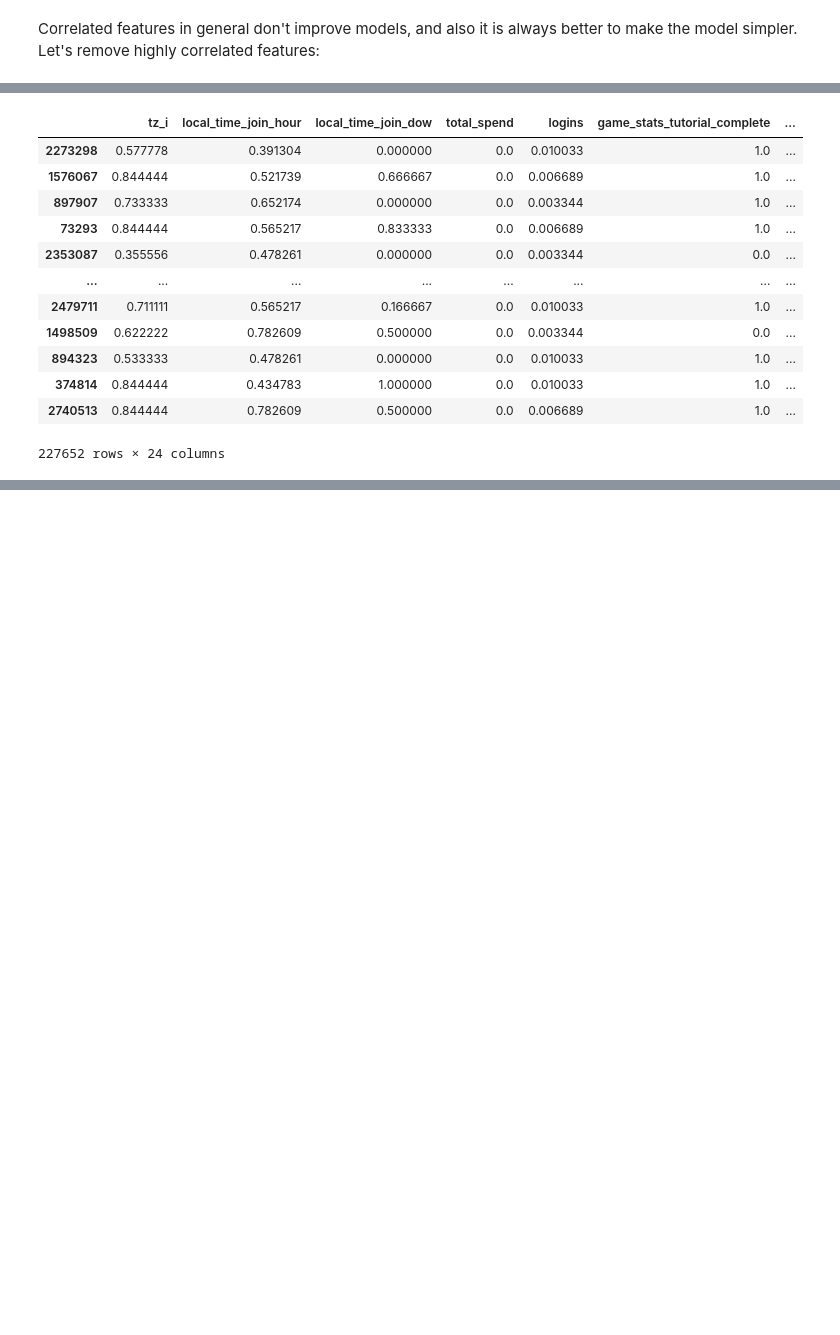
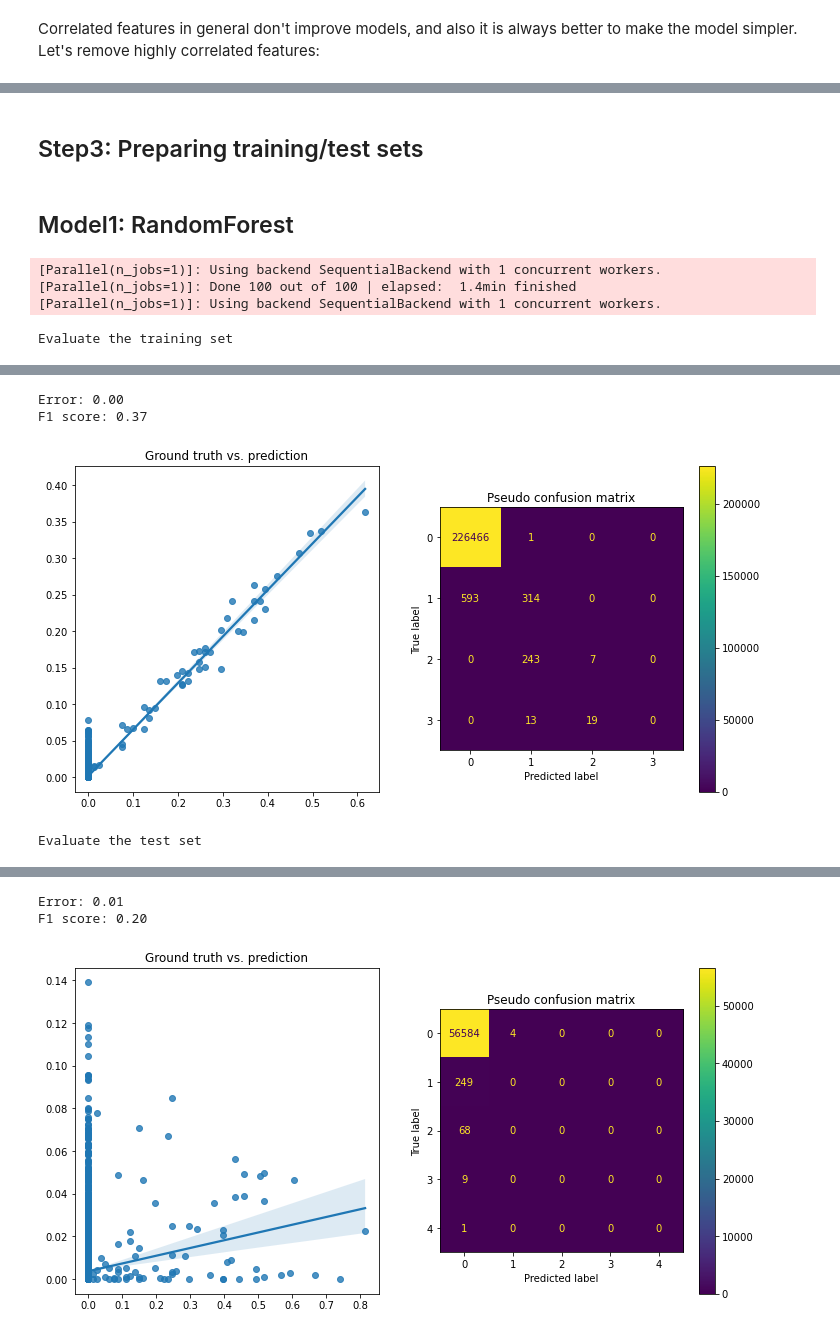
Before and after one commit to aminrd/targeting_game_users, a Jupyter notebook: run_me.ipynb, the cells around one changed output, grey strips where cells are left out. Cells and saved outputs as stored; diff of their text form; code cells hidden in the pictures; blank space fills up the shorter version.

Commit message:
finding the best hyperparameters for RandomForestRegressor; Implementing the evaluation functions

```diff
--- a/run_me.ipynb
+++ b/run_me.ipynb
@@ -135,16 +111,0 @@ df, df_test = train_test_split(df, test_size=0.2, shuffle=True)
-# %%
-df
-# %% [output]
-|  | tz_i | local_time_join_hour | local_time_join_dow | total_spend | logins | game_stats_tutorial_complete | ... |
-| 2273298 | 0.577778 | 0.391304 | 0.000000 | 0.0 | 0.010033 | 1.0 | ... |
-| 1576067 | 0.844444 | 0.521739 | 0.666667 | 0.0 | 0.006689 | 1.0 | ... |
-| 897907 | 0.733333 | 0.652174 | 0.000000 | 0.0 | 0.003344 | 1.0 | ... |
-| 73293 | 0.844444 | 0.565217 | 0.833333 | 0.0 | 0.006689 | 1.0 | ... |
-| 2353087 | 0.355556 | 0.478261 | 0.000000 | 0.0 | 0.003344 | 0.0 | ... |
-| ... | ... | ... | ... | ... | ... | ... | ... |
-| 2479711 | 0.711111 | 0.565217 | 0.166667 | 0.0 | 0.010033 | 1.0 | ... |
-| 1498509 | 0.622222 | 0.782609 | 0.500000 | 0.0 | 0.003344 | 0.0 | ... |
-| 894323 | 0.533333 | 0.478261 | 0.000000 | 0.0 | 0.010033 | 1.0 | ... |
-| 374814 | 0.844444 | 0.434783 | 1.000000 | 0.0 | 0.010033 | 1.0 | ... |
-| 2740513 | 0.844444 | 0.782609 | 0.500000 | 0.0 | 0.006689 | 1.0 | ... |
-227652 rows × 24 columns
@@ -150,0 +118,42 @@ df
+# %% [markdown]
+## Step3: Preparing training/test sets
+# %%
+from sklearn.preprocessing import MinMaxScaler
+from sklearn.model_selection import train_test_split
+
+all_features = list(df.columns)
+
+# Normalize all columns:
+scaler = MinMaxScaler()
+df[all_features] = scaler.fit_transform(df)
+
+target = 'total_spend'
+features = list(df.columns)
+features.remove(target)
+
+df, df_test = train_test_split(df, test_size=0.2, shuffle=True)
+# %% [markdown]
+## Model1: RandomForest
+# %%
+from sklearn.ensemble import RandomForestRegressor
+from sklearn.datasets import make_regression
+
+model1 = RandomForestRegressor(max_depth=25,
+                               n_estimators=100,
+                               verbose=True)
+model1.fit(df[features].values, df[target].values)
+
+print('Evaluate the training set')
+y_hat = model1.predict(df[features].values)
+helper.model_eval.evaluate(df[target].values, y_hat, n_classes=3)
+helper.model_eval.evaluate_plots(df[target].values, y_hat, n_classes=3)
+
+print('Evaluate the test set')
+y_hat = model1.predict(df_test[features].values)
+helper.model_eval.evaluate(df_test[target].values, y_hat, n_classes=3)
+helper.model_eval.evaluate_plots(df_test[target].values, y_hat, n_classes=3)
+# %% [output]
+[Parallel(n_jobs=1)]: Using backend SequentialBackend with 1 concurrent workers.
+[Parallel(n_jobs=1)]: Done 100 out of 100 | elapsed:  1.4min finished
+[Parallel(n_jobs=1)]: Using backend SequentialBackend with 1 concurrent workers.
+Evaluate the training set
@@ -150,0 +161,4 @@ df
+Error: 0.00
+F1 score: 0.37
+[figure, added]
+Evaluate the test set
@@ -150,0 +167,3 @@ df
+Error: 0.01
+F1 score: 0.20
+[figure, added]
```
Also changed, not shown: parts of 12 cells of this notebook, 3 other files.
